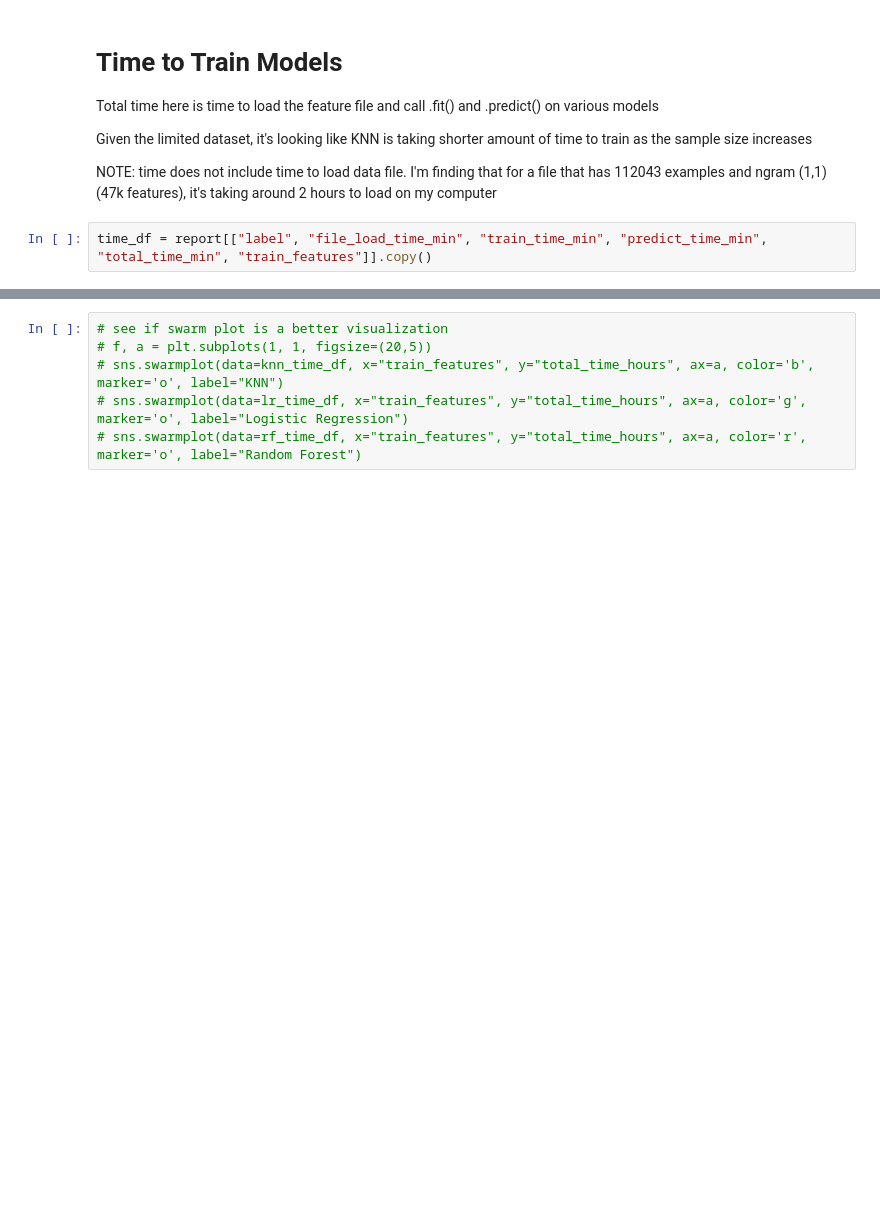
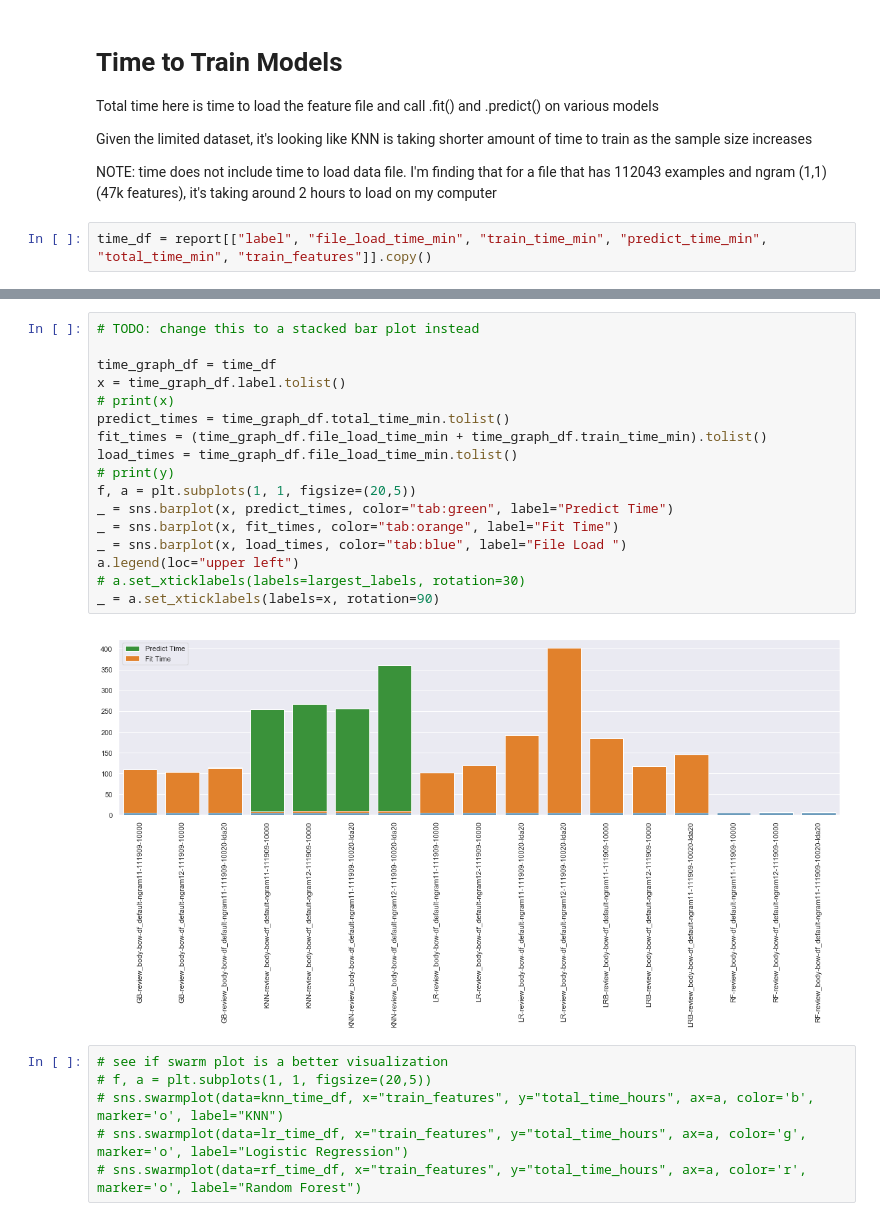
Before and after one commit to sv650s/sb-capstone, a Jupyter notebook: analyze_classification_results-template.ipynb, the cells around one changed output, grey strips where cells are left out. Saved outputs shown, nothing was run; the diff lists cells and outputs as text; blank space fills up the shorter version.

```diff
--- a/analyze_classification_results-template.ipynb
+++ b/analyze_classification_results-template.ipynb
@@ -251,3 +237,22 @@ _ = a.set_xticklabels(labels=x, rotation=90)
+# %%
+# TODO: change this to a stacked bar plot instead
+
+time_graph_df = time_df
+x = time_graph_df.label.tolist()
+# print(x)
+predict_times = time_graph_df.total_time_min.tolist()
+fit_times = (time_graph_df.file_load_time_min + time_graph_df.train_time_min).tolist()
+load_times = time_graph_df.file_load_time_min.tolist()
+# print(y)
+f, a = plt.subplots(1, 1, figsize=(20,5))
+_ = sns.barplot(x, predict_times, color="tab:green", label="Predict Time")
+_ = sns.barplot(x, fit_times, color="tab:orange", label="Fit Time")
+_ = sns.barplot(x, load_times, color="tab:blue", label="File Load ")
+a.legend(loc="upper left")
+# a.set_xticklabels(labels=largest_labels, rotation=30)
+_ = a.set_xticklabels(labels=x, rotation=90)
+# %% [output]
+[figure, added]
 # %%
 # see if swarm plot is a better visualization
 # f, a = plt.subplots(1, 1, figsize=(20,5))
```
Also changed, not shown: parts of 25 cells of this notebook, 7 other files.
